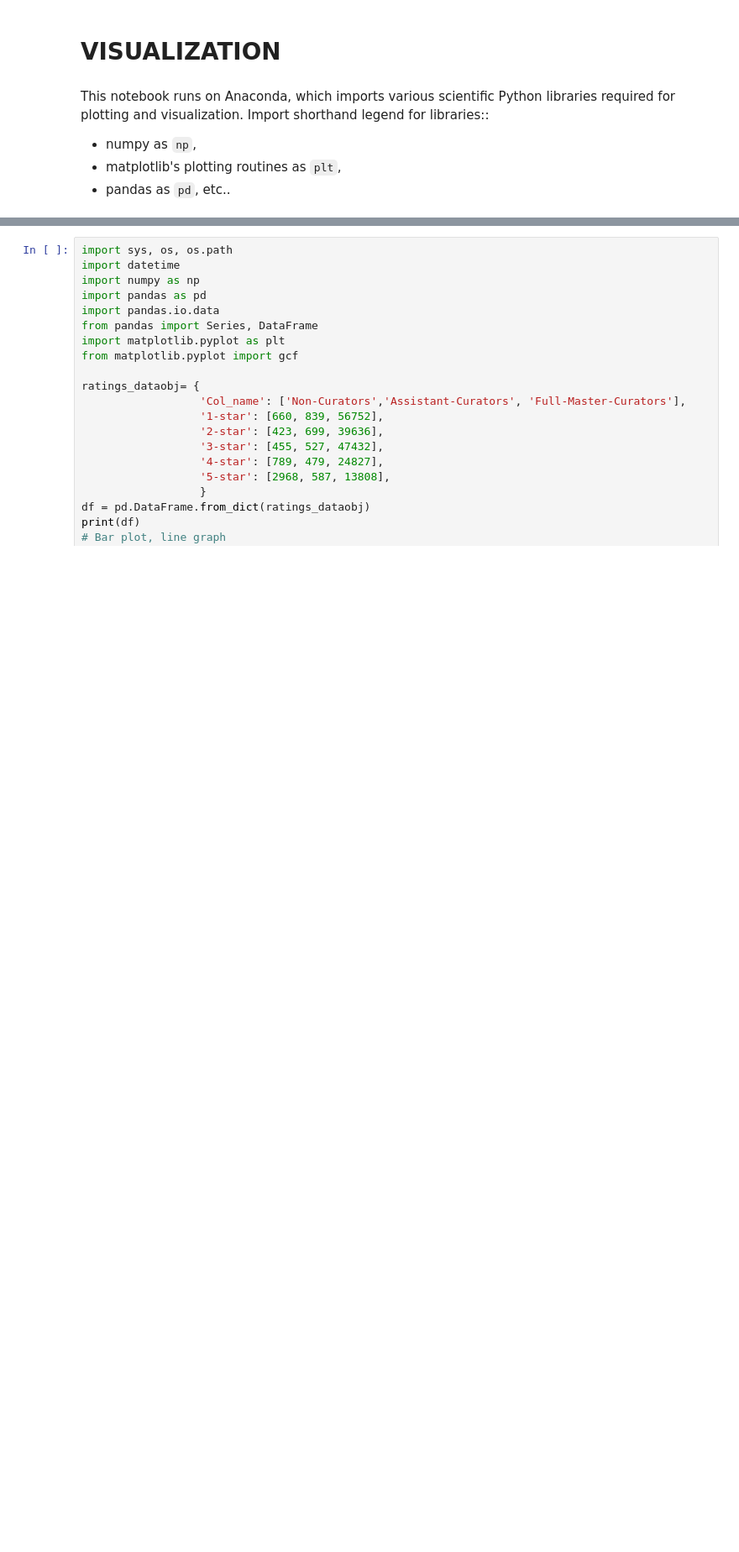
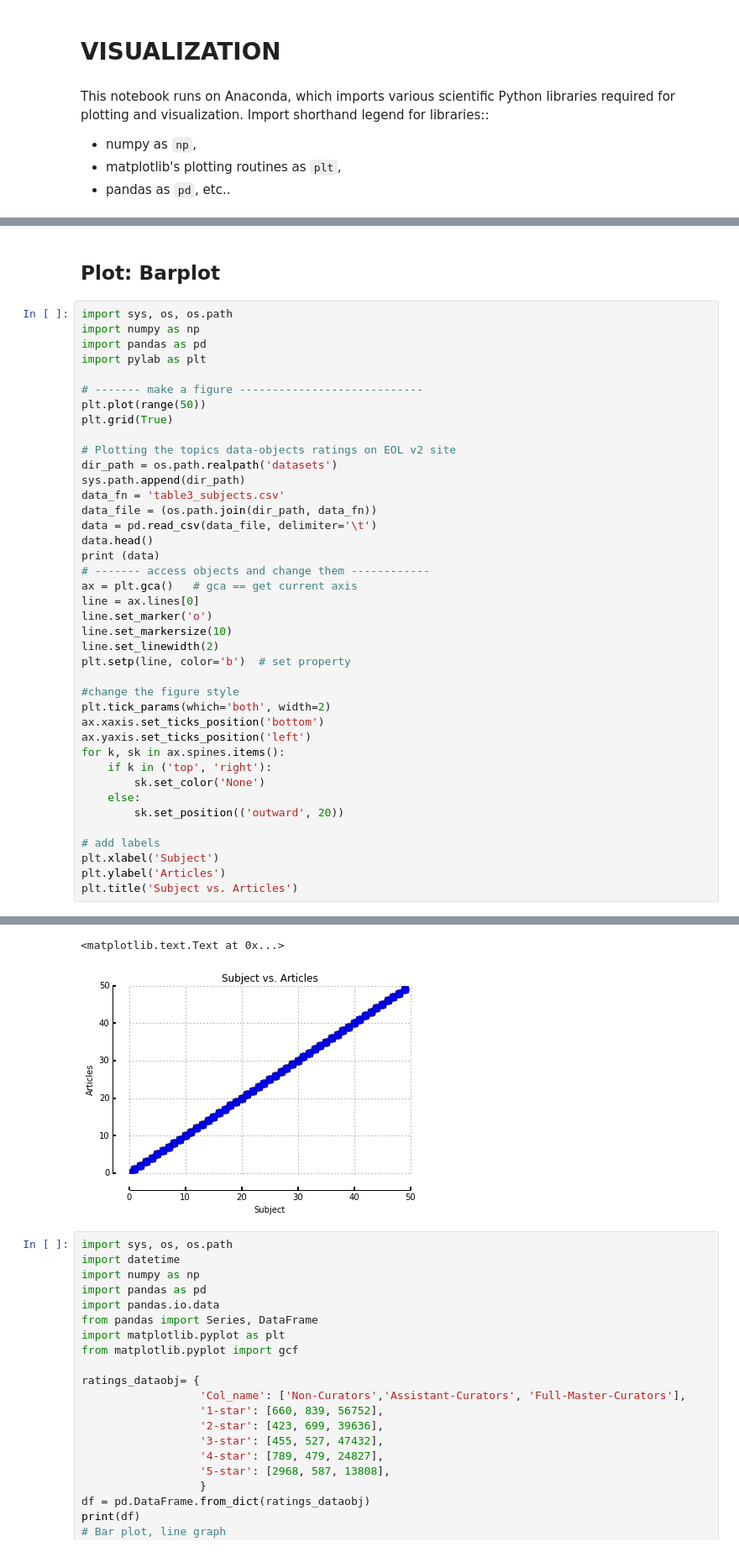
Before and after one commit to svaksha/jna, a Jupyter notebook: pyscigrah/03_DV_EOL_plots.ipynb, the cells around one changed output, grey strips where cells are left out. Shown: that part at 84% size. Saved outputs shown, nothing was run; the diff lists cells and outputs as text; blank space fills up the shorter version.

```diff
--- a/pyscigrah/03_DV_EOL_plots.ipynb
+++ b/pyscigrah/03_DV_EOL_plots.ipynb
@@ -71,0 +119,43 @@ plt.grid(True)
+# %% [markdown]
+## Plot: Barplot
+# %%
+import sys, os, os.path
+import numpy as np
+import pandas as pd
+import pylab as plt
+
+# ------- make a figure ----------------------------
+plt.plot(range(50))
+plt.grid(True)
+
+# Plotting the topics data-objects ratings on EOL v2 site
+dir_path = os.path.realpath('datasets')
+sys.path.append(dir_path)
+data_fn = 'table3_subjects.csv'
+data_file = (os.path.join(dir_path, data_fn))
+data = pd.read_csv(data_file, delimiter='\t')
+data.head()
+print (data)
+# ------- access objects and change them ------------
+ax = plt.gca()   # gca == get current axis
+line = ax.lines[0]
+line.set_marker('o')
+line.set_markersize(10)
+line.set_linewidth(2)
+plt.setp(line, color='b')  # set property
+
+#change the figure style
+plt.tick_params(which='both', width=2)
+ax.xaxis.set_ticks_position('bottom')
+ax.yaxis.set_ticks_position('left')
+for k, sk in ax.spines.items():
+    if k in ('top', 'right'):
+        sk.set_color('None')
+    else:
+        sk.set_position(('outward', 20))
+
+# add labels
+plt.xlabel('Subject')
+plt.ylabel('Articles')
+plt.title('Subject vs. Articles')
+# %% [output]
@@ -72,3 +179,5 @@ plt.grid(True)
+<matplotlib.text.Text at 0x...>
+[figure, added]
 # %%
 import sys, os, os.path
 import datetime
```
Also changed, not shown: parts of 7 cells of this notebook, 4 other files.
